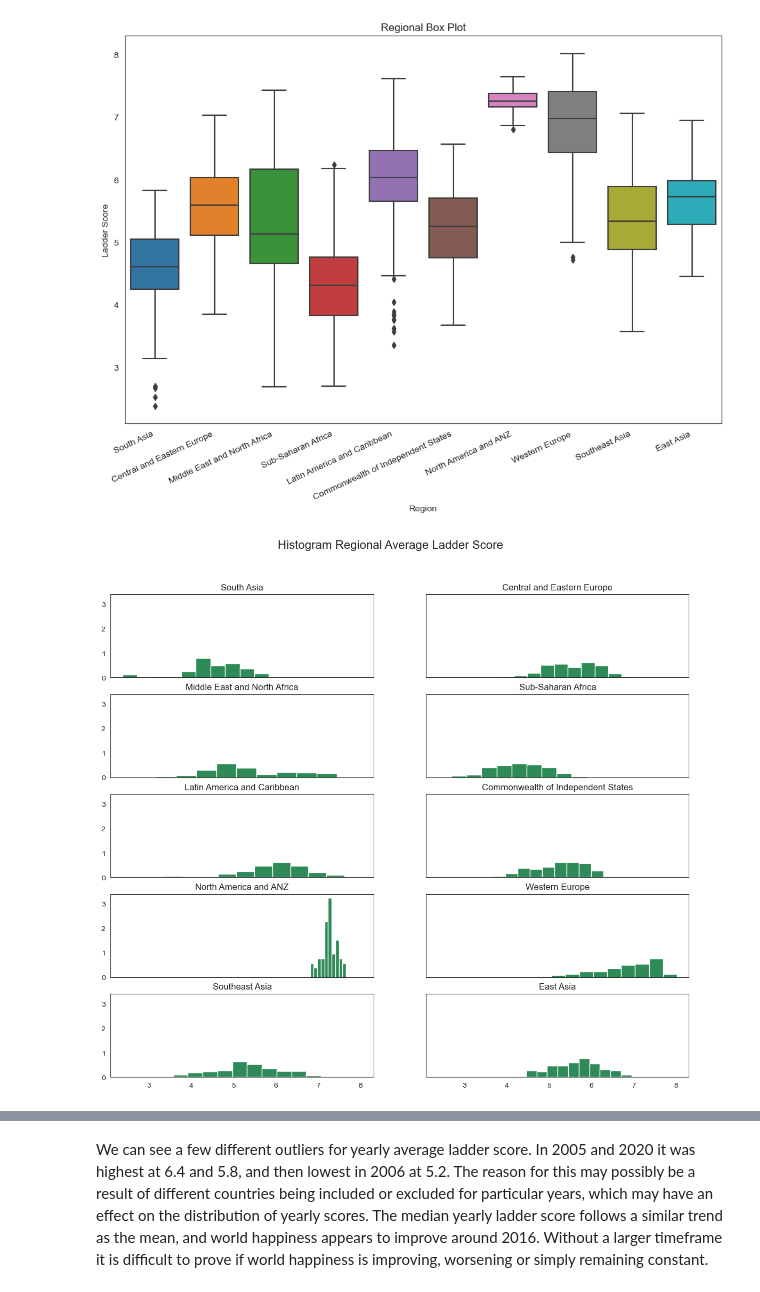
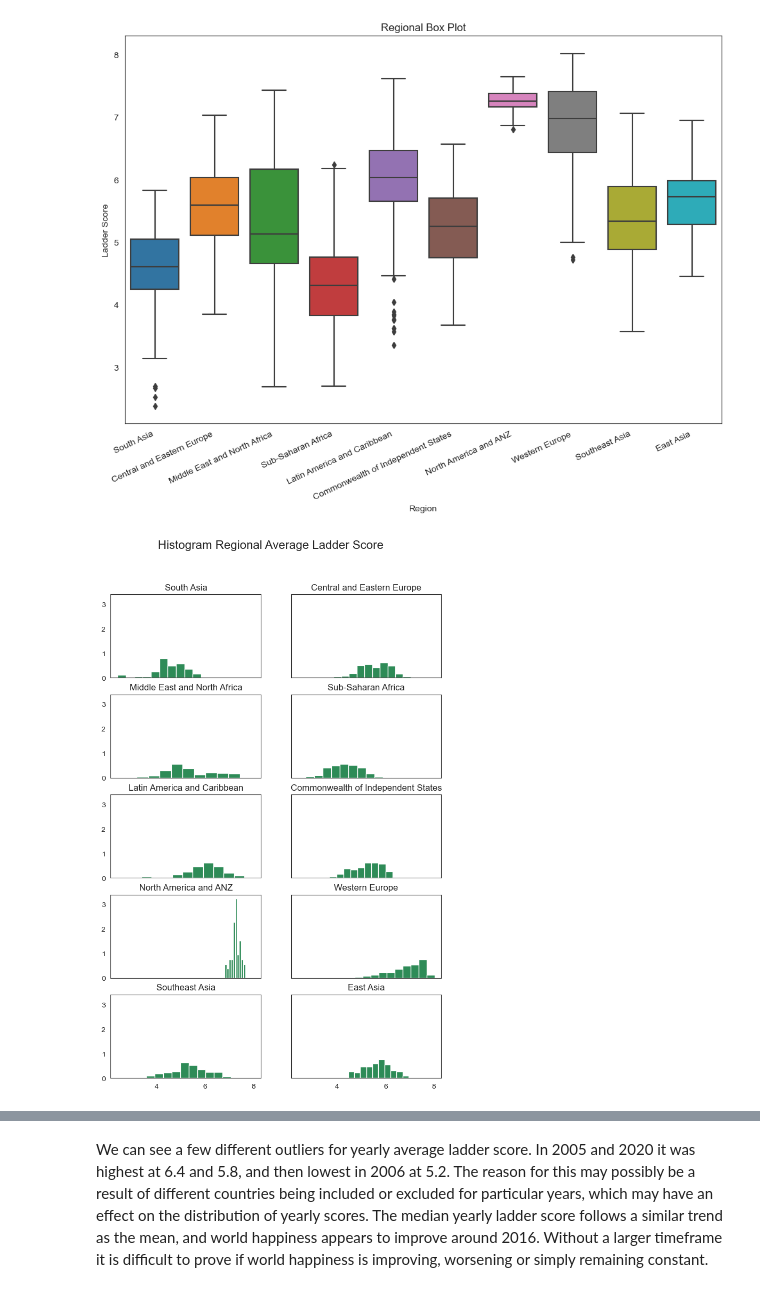
Before and after one commit to paul-trood/Portfolio-World_Happiness_Report, a Jupyter notebook: world_happiness.ipynb, the cells around one changed output, grey strips where cells are left out. Saved outputs shown, nothing was run; the diff lists cells and outputs as text; code cells hidden in the pictures.

```diff
--- a/world_happiness.ipynb
+++ b/world_happiness.ipynb
@@ -953,16 +953,16 @@ plt.show()
 # %% [output]
 [figure]
 # %%
-fig, axes = plt.subplots(5,2, figsize=(14,12), dpi=100, sharex=True, sharey=True)
+fig, axes = plt.subplots(5,2, figsize=(8,12), dpi=100, sharex=True, sharey=True)
 
 for i, (ax, region) in enumerate(zip(axes.flatten(), full_report["Region"].unique())):
     x = full_report.loc[full_report["Region"]==region, "Ladder Score"]
     ax.hist(x, density = True, label=str(region), color = "seagreen")
     ax.set_title(region)
 plt.suptitle("Histogram Regional Average Ladder Score", y= .965, size=16)
 plt.show()
 # %% [output]
-[figure, old version]
+[figure, new version]
 # %%
 # Histogram early average ladder score
 plt.subplots(figsize = (7,5), dpi = 100)
```
Also changed, not shown: parts of 11 cells of this notebook.
